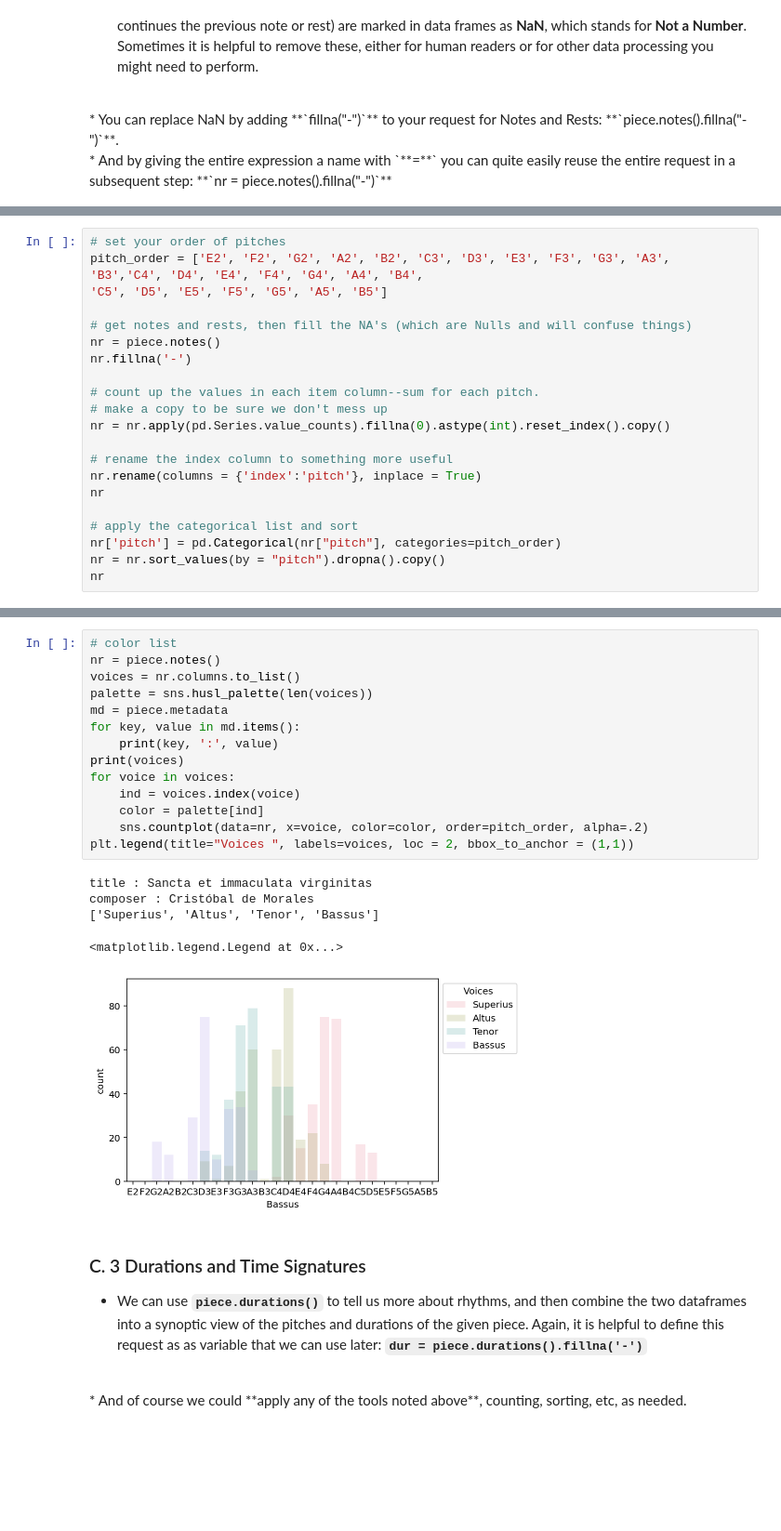
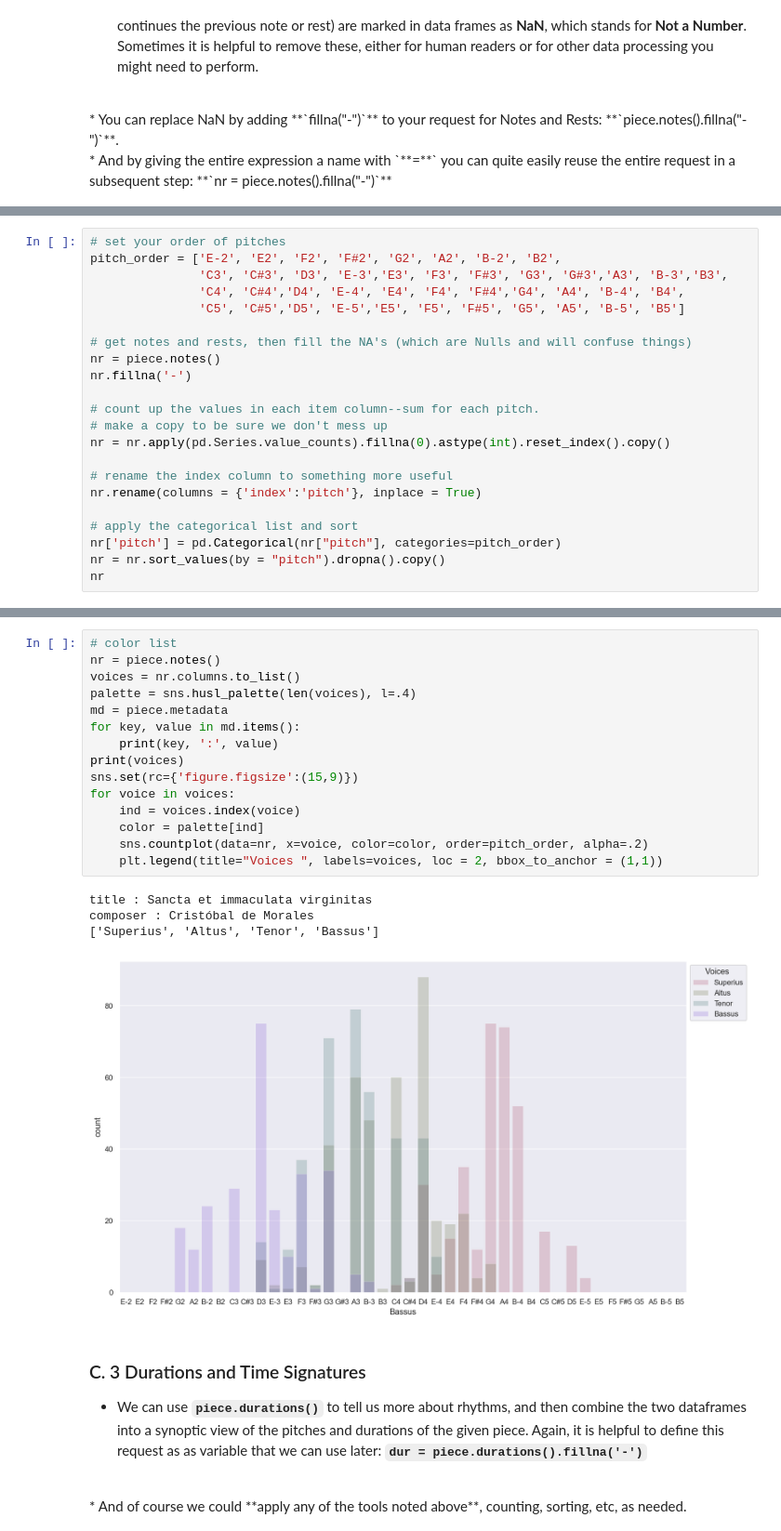
Before and after one commit to RichardFreedman/CRIM_JHUB, a Jupyter notebook: CRIM_01_Basics.ipynb, the cells around one changed output, grey strips where cells are left out. Shown at 93% size. Saved outputs shown, nothing was run; the diff lists cells and outputs as text; blank space fills up the shorter version.

Commit message:
documentation for pitch order

```diff
--- a/CRIM_01_Basics.ipynb
+++ b/CRIM_01_Basics.ipynb
@@ -277,7 +283,9 @@ nr.apply(pd.Series.value_counts).fillna(0).astype(int).sort_values(by=nr.columns
 # %%
 # set your order of pitches
-pitch_order = ['E2', 'F2', 'G2', 'A2', 'B2', 'C3', 'D3', 'E3', 'F3', 'G3', 'A3', 'B3','C4', 'D4', 'E4', 'F4', 'G4', 'A4', 'B4',
-'C5', 'D5', 'E5', 'F5', 'G5', 'A5', 'B5']
+pitch_order = ['E-2', 'E2', 'F2', 'F#2', 'G2', 'A2', 'B-2', 'B2',
+               'C3', 'C#3', 'D3', 'E-3','E3', 'F3', 'F#3', 'G3', 'G#3','A3', 'B-3','B3',
+               'C4', 'C#4','D4', 'E-4', 'E4', 'F4', 'F#4','G4', 'A4', 'B-4', 'B4',
+               'C5', 'C#5','D5', 'E-5','E5', 'F5', 'F#5', 'G5', 'A5', 'B-5', 'B5']
 
 # get notes and rests, then fill the NA's (which are Nulls and will confuse things)
 nr = piece.notes()
@@ -289,7 +297,6 @@ nr = nr.apply(pd.Series.value_counts).fillna(0).astype(int).reset_index().copy()
 
 # rename the index column to something more useful
 nr.rename(columns = {'index':'pitch'}, inplace = True)
-nr
 
 # apply the categorical list and sort
 nr['pitch'] = pd.Categorical(nr["pitch"], categories=pitch_order)
@@ -319,23 +329,23 @@ nr
 # %%
 # color list
 nr = piece.notes()
 voices = nr.columns.to_list()
-palette = sns.husl_palette(len(voices))
+palette = sns.husl_palette(len(voices), l=.4)
 md = piece.metadata
 for key, value in md.items():
     print(key, ':', value)
 print(voices)
+sns.set(rc={'figure.figsize':(15,9)})
 for voice in voices:
     ind = voices.index(voice)
     color = palette[ind]
     sns.countplot(data=nr, x=voice, color=color, order=pitch_order, alpha=.2)
-plt.legend(title="Voices ", labels=voices, loc = 2, bbox_to_anchor = (1,1))
+    plt.legend(title="Voices ", labels=voices, loc = 2, bbox_to_anchor = (1,1))
 # %% [output]
 title : Sancta et immaculata virginitas
 composer : Cristóbal de Morales
 ['Superius', 'Altus', 'Tenor', 'Bassus']
-<matplotlib.legend.Legend at 0x...>
-[figure, old version]
+[figure, new version]
 # %% [markdown]
 ### C. 3 Durations and Time Signatures
 * We can use **`piece.durations()`** to tell us more about rhythms, and then combine the two dataframes into a synoptic view of the pitches and durations of the given piece.  Again, it is helpful to define this request as as variable that we can use later: **`dur = piece.durations().fillna('-')`**
```
Also changed, not shown: parts of 9 cells of this notebook.
